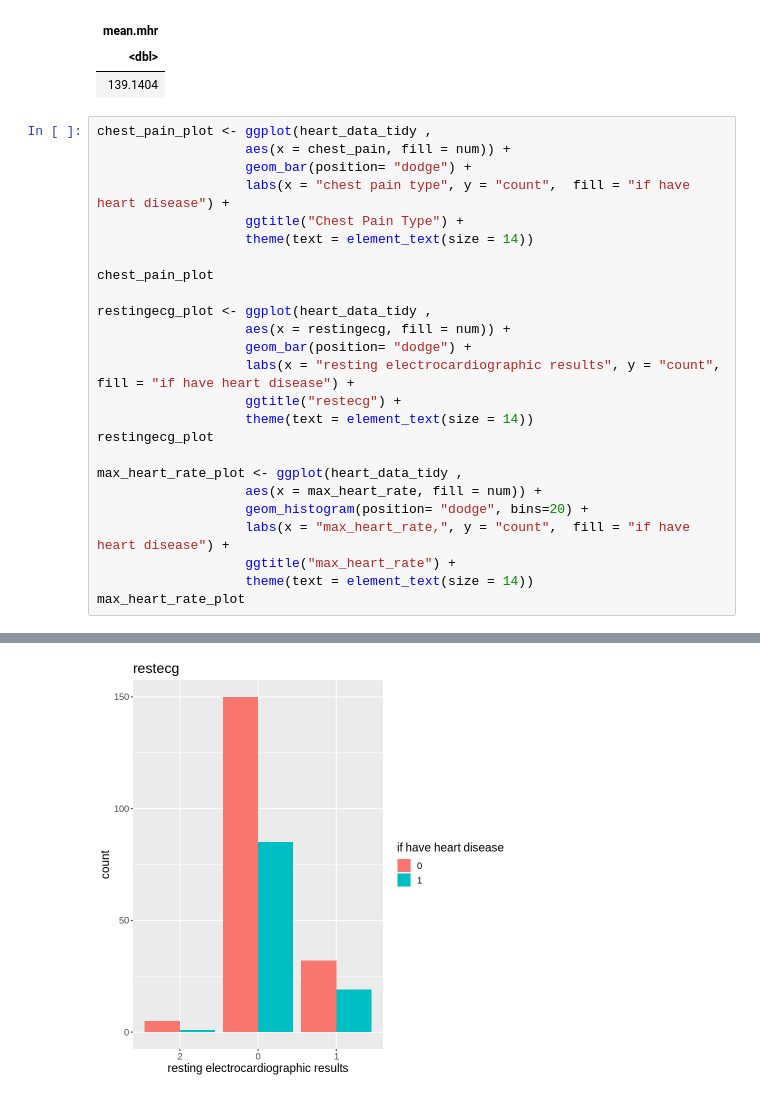
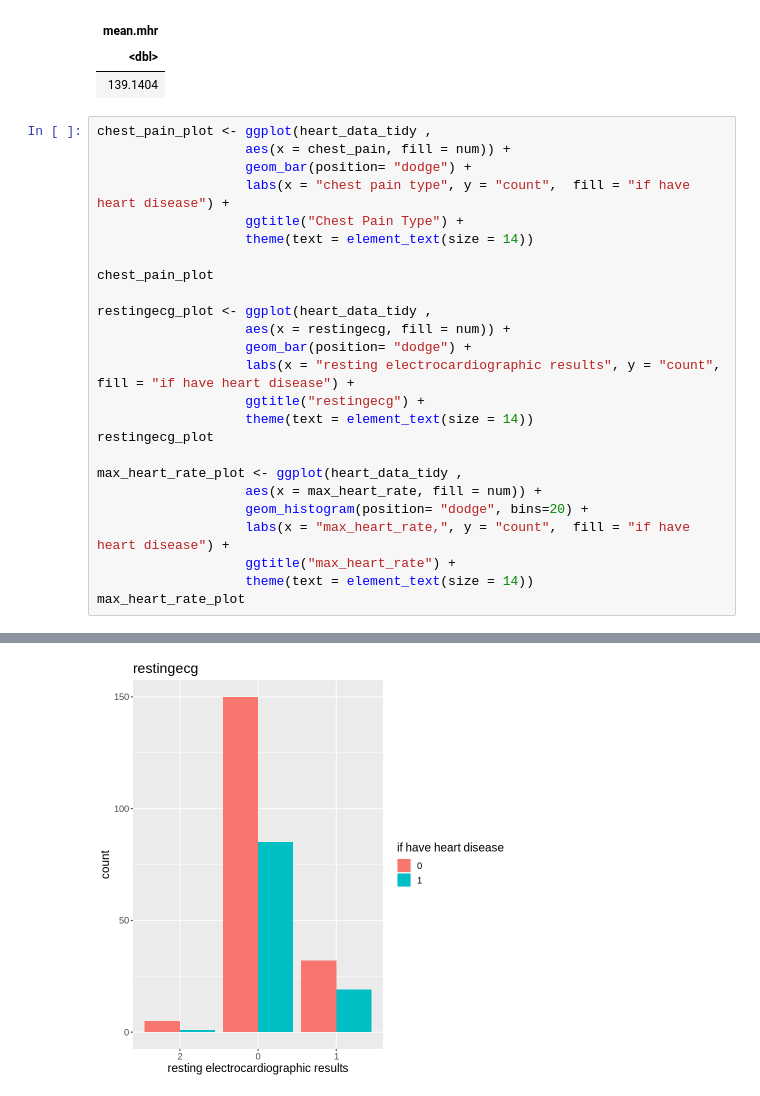
Before and after one commit to drew-gnaw/DSCI100-G81, a Jupyter notebook: WebImport.ipynb, the cells around one changed output, grey strips where cells are left out. Cells and saved outputs as stored; diff of their text form.

```diff
--- a/WebImport.ipynb
+++ b/WebImport.ipynb
@@ -104,29 +104,29 @@ A tibble: 1 × 1
 # %%
 chest_pain_plot <- ggplot(heart_data_tidy ,
                    aes(x = chest_pain, fill = num)) +
                    geom_bar(position= "dodge") +
                    labs(x = "chest pain type", y = "count",  fill = "if have heart disease") +
                    ggtitle("Chest Pain Type") +
                    theme(text = element_text(size = 14))
 
 chest_pain_plot
 
 restingecg_plot <- ggplot(heart_data_tidy ,
                    aes(x = restingecg, fill = num)) +
                    geom_bar(position= "dodge") +
                    labs(x = "resting electrocardiographic results", y = "count",  fill = "if have heart disease") +
-                   ggtitle("restecg") +
+                   ggtitle("restingecg") +
                    theme(text = element_text(size = 14))
 restingecg_plot
 
 max_heart_rate_plot <- ggplot(heart_data_tidy ,
                    aes(x = max_heart_rate, fill = num)) +
                    geom_histogram(position= "dodge", bins=20) +
                    labs(x = "max_heart_rate,", y = "count",  fill = "if have heart disease") +
                    ggtitle("max_heart_rate") +
                    theme(text = element_text(size = 14))
 max_heart_rate_plot
 # %% [output]
 [figure]
-[figure, old version]
+[figure, new version]
 [figure]
```
